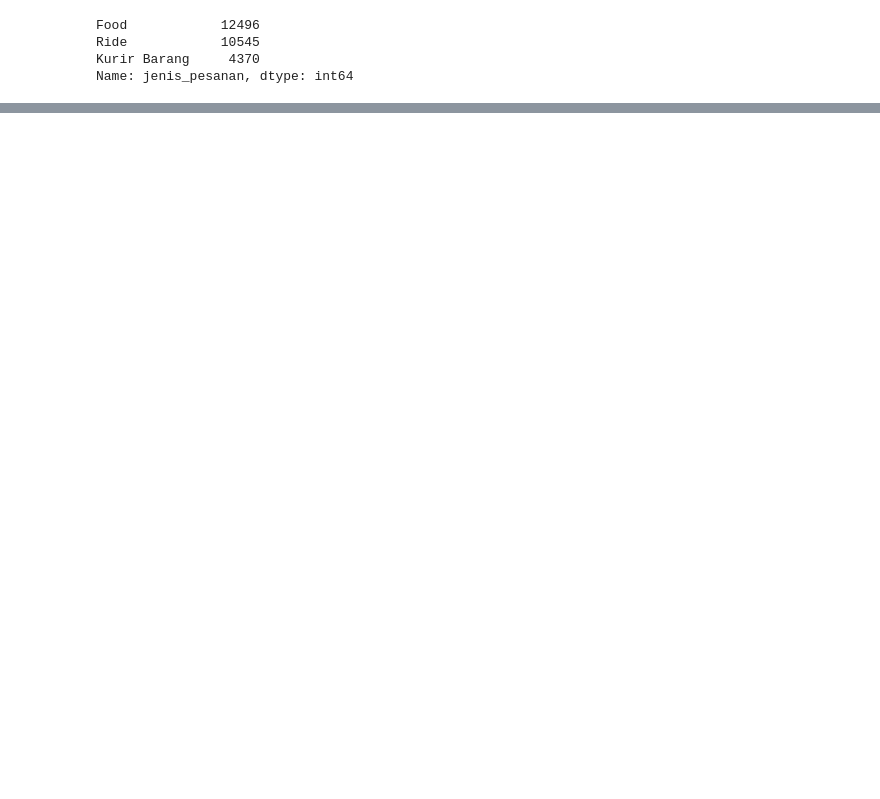
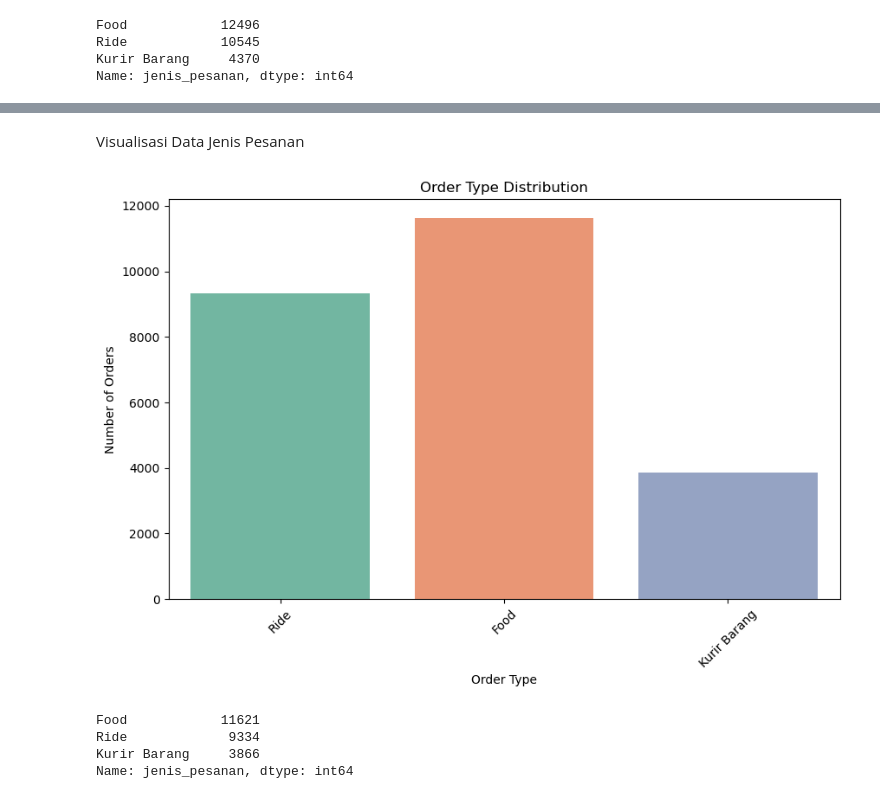
Before and after one commit to azwanazamuddin/location-choice-model, a Jupyter notebook: notebooks/eda.ipynb, the cells around one changed output, grey strips where cells are left out. Drawn from its saved outputs; the diff is of its cells as text; code cells hidden in the pictures; blank space fills up the shorter version.

```diff
--- a/notebooks/eda.ipynb
+++ b/notebooks/eda.ipynb
@@ -152,0 +204,4 @@ Name: jenis_pesanan, dtype: int64
+# %%
+# Load the Excel file into a pandas DataFrame
+pickup_kota = pd.read_excel('../data/temp/pickup_luar_bandung.xlsx')
+pickup_kota.head()
@@ -152,0 +215,27 @@ Name: jenis_pesanan, dtype: int64
+# %% [markdown]
+Visualisasi Data Jenis Pesanan
+# %%
+# Define a custom color palette
+custom_palette = sns.color_palette("Set2")
+
+# Define the order of categories
+category_order = ['Ride', 'Food', 'Kurir Barang']  # Replace with your desired order
+
+
+# Explore categorical variables like order type
+plt.figure(figsize=(10, 6))
+sns.countplot(data=pickup_kota, x='jenis_pesanan', palette=custom_palette, order=category_order)
+plt.title('Order Type Distribution')
+plt.xlabel('Order Type')
+plt.ylabel('Number of Orders')
+plt.xticks(rotation=45)
+plt.show()
+# %% [output]
+[figure, added]
+# %%
+pickup_kota['jenis_pesanan'].value_counts()
+# %% [output]
+Food            11621
+Ride             9334
+Kurir Barang     3866
+Name: jenis_pesanan, dtype: int64
```
Also changed, not shown: parts of 14 cells of this notebook, 9 other files.
